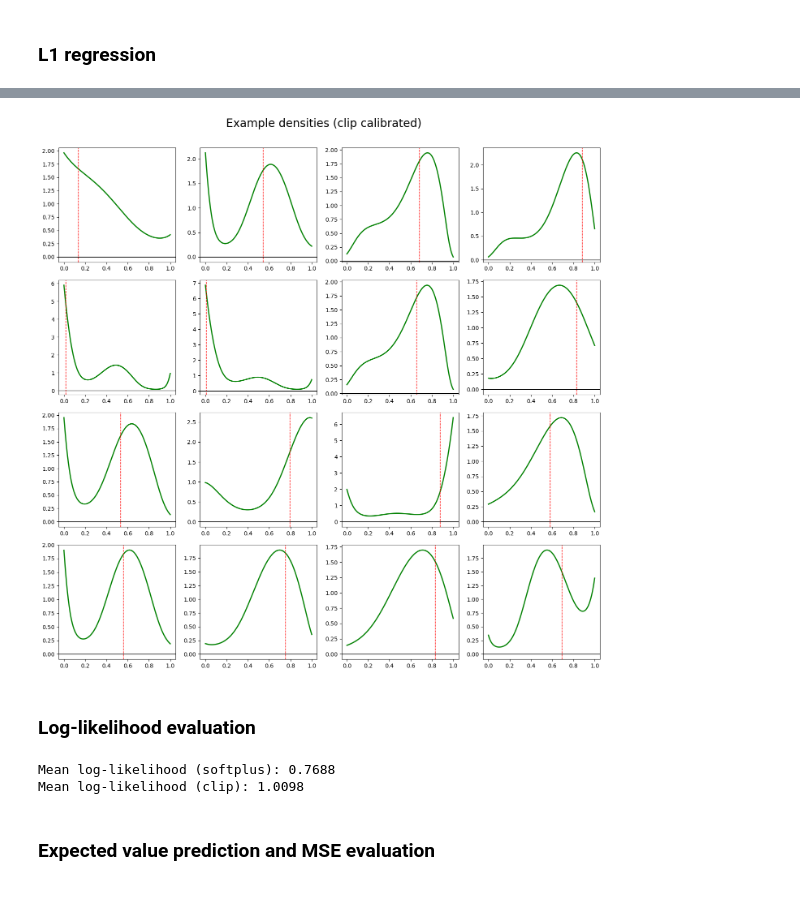
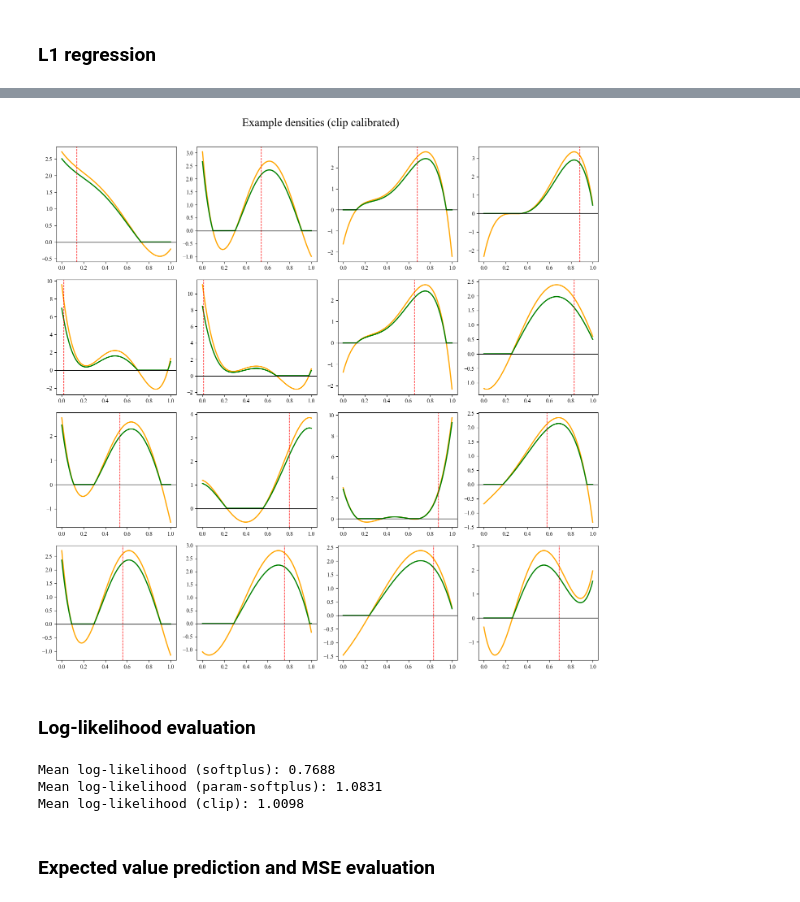
Before and after one commit to julbor2003/HCR-for-EnergyEfficiencyDataset, a Jupyter notebook: HL-basic.ipynb, the cells around one changed output, grey strips where cells are left out. Cells and saved outputs as stored; diff of their text form; code cells hidden in the pictures.

```diff
--- a/HL-basic.ipynb
+++ b/HL-basic.ipynb
@@ -124,21 +136,25 @@ plot_example_densities(V_test, y_test_norm,
 # %%
 plot_example_densities(V_test, y_test_norm,
                        models, name="Example densities (clip calibrated)",
-                       seed=16)
+                       method="clip",
+                       seed=16, raw=True)
 # %% [output]
-[figure, old version]
+[figure, new version]
 # %% [markdown]
 ### Log-likelihood evaluation
 # %%
 from src.evaluation import mean_log_likelihood
 
 ll_softplus = mean_log_likelihood(V_test, y_test_norm, models)
-ll_clip = mean_log_likelihood(V_test, y_test_norm, models, calibration_method="clip")
+ll_param_softplus = mean_log_likelihood(V_test, y_test_norm, models, method="softplus", a=a_val, b=b_val)
+ll_clip = mean_log_likelihood(V_test, y_test_norm, models, method="clip")
 
 print(f"Mean log-likelihood (softplus): {ll_softplus:.4f}")
+print(f"Mean log-likelihood (param-softplus): {ll_param_softplus:.4f}")
 print(f"Mean log-likelihood (clip): {ll_clip:.4f}")
 # %% [output]
 Mean log-likelihood (softplus): 0.7688
+Mean log-likelihood (param-softplus): 1.0831
 Mean log-likelihood (clip): 1.0098
 # %% [markdown]
 ### Expected value prediction and MSE evaluation
```
Also changed, not shown: parts of 9 cells of this notebook, 19 other files.
